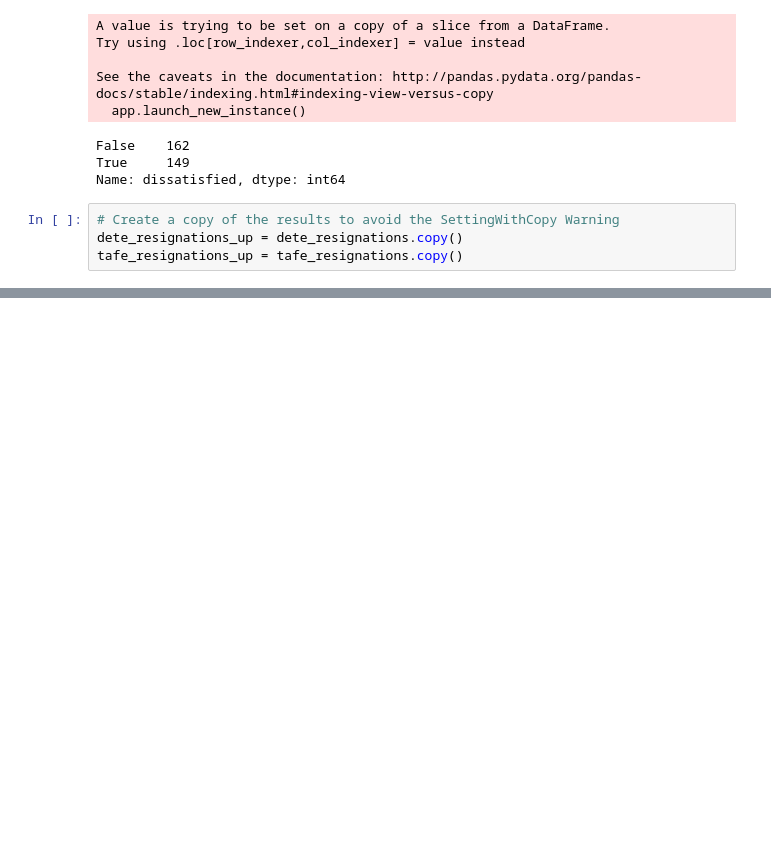
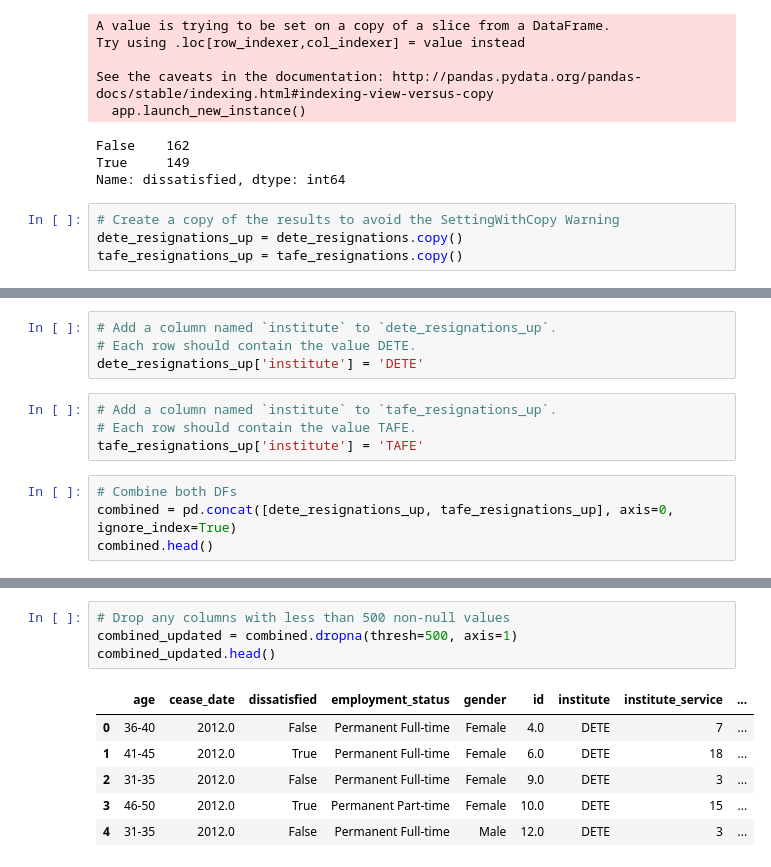
Before and after one commit to SuHamza/DQ-Analyze-Exit, a Jupyter notebook: Guided Project-Clean And Analyze Employee Exit Surveys.ipynb, the cells around one changed output, grey strips where cells are left out. Cells and saved outputs as stored; diff of their text form; blank space fills up the shorter version.

Commit message:
Combine the Data

```diff
--- a/Guided Project-Clean And Analyze Employee Exit Surveys.ipynb
+++ b/Guided Project-Clean And Analyze Employee Exit Surveys.ipynb
@@ -595,0 +611,12 @@ tafe_resignations_up = tafe_resignations.copy()
+# %%
+# Add a column named `institute` to `dete_resignations_up`.
+# Each row should contain the value DETE.
+dete_resignations_up['institute'] = 'DETE'
+# %%
+# Add a column named `institute` to `tafe_resignations_up`.
+# Each row should contain the value TAFE.
+tafe_resignations_up['institute'] = 'TAFE'
+# %%
+# Combine both DFs
+combined = pd.concat([dete_resignations_up, tafe_resignations_up], axis=0, ignore_index=True)
+combined.head()
@@ -595,0 +631,11 @@ tafe_resignations_up = tafe_resignations.copy()
+# %%
+# Drop any columns with less than 500 non-null values
+combined_updated = combined.dropna(thresh=500, axis=1)
+combined_updated.head()
+# %% [output]
+|  | age | cease_date | dissatisfied | employment_status | gender | id | institute | institute_service | ... |
+| 0 | 36-40 | 2012.0 | False | Permanent Full-time | Female | 4.0 | DETE | 7 | ... |
+| 1 | 41-45 | 2012.0 | True | Permanent Full-time | Female | 6.0 | DETE | 18 | ... |
+| 2 | 31-35 | 2012.0 | False | Permanent Full-time | Female | 9.0 | DETE | 3 | ... |
+| 3 | 46-50 | 2012.0 | True | Permanent Part-time | Female | 10.0 | DETE | 15 | ... |
+| 4 | 31-35 | 2012.0 | False | Permanent Full-time | Male | 12.0 | DETE | 3 | ... |
```
Also changed, not shown: parts of 2 cells of this notebook.
